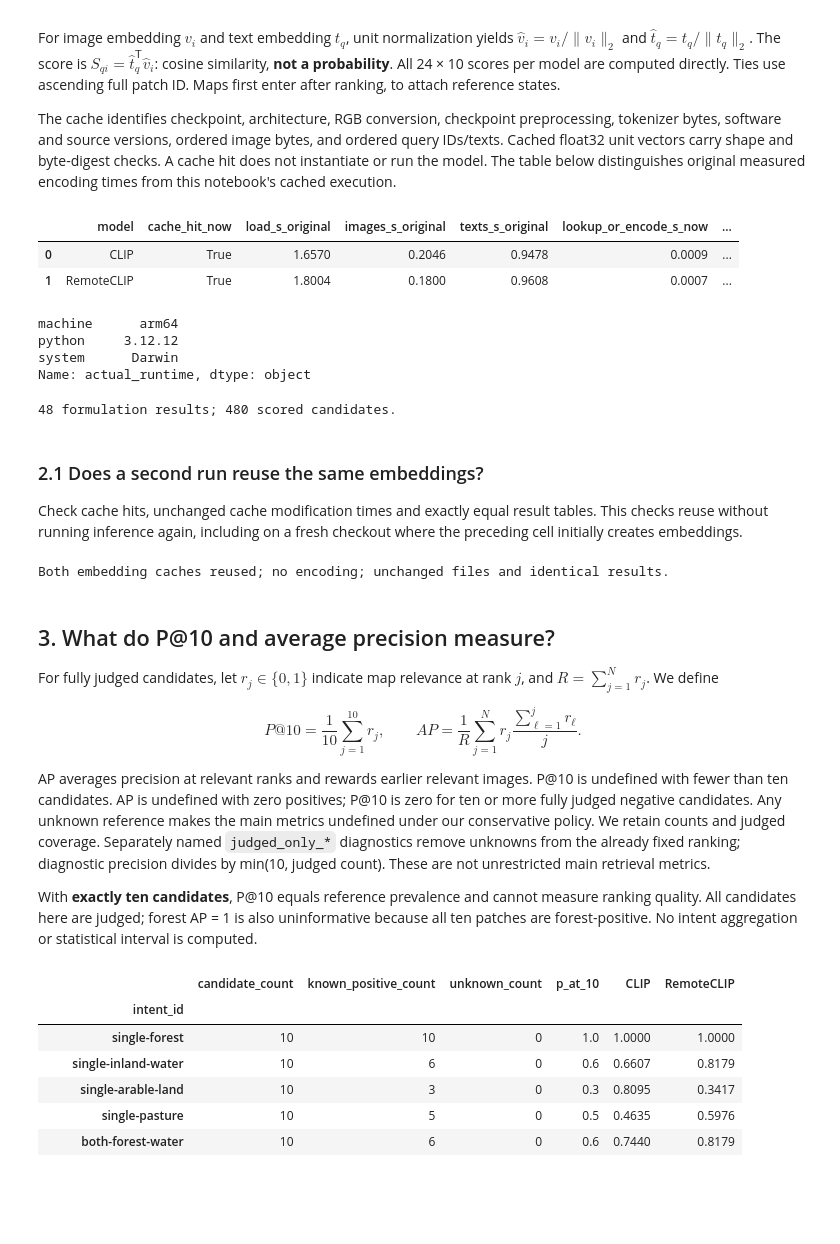
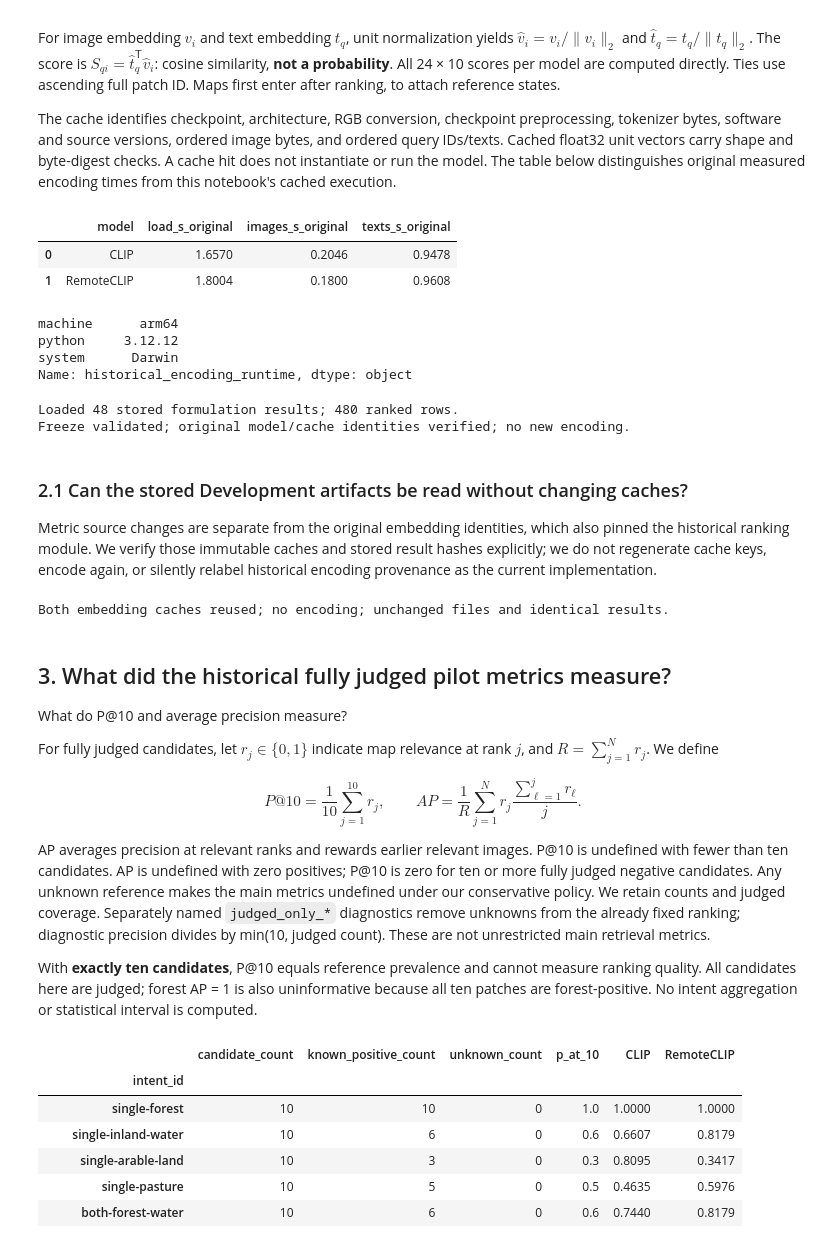
Before and after one commit to manuelmiddendorf/earth-observation, a Jupyter notebook: notebooks/03_retrieval_evaluation.ipynb, the cells around one changed output. Saved outputs shown, nothing was run; the diff lists cells and outputs as text; code cells hidden in the pictures; blank space fills up the shorter version.

Commit message:
Implement frozen v3 evaluation and targeted Review 2 (#10)

```diff
--- a/notebooks/03_retrieval_evaluation.ipynb
+++ b/notebooks/03_retrieval_evaluation.ipynb
@@ -18,21 +16,25 @@ sources, checksums, preprocessing, license information and limitations.
 # %%
-from pathlib import Path
 import json
 import warnings
-
-# Optional notebook progress widgets are not needed for this bounded pilot.
-warnings.filterwarnings("ignore", message="IProgress not found.*")
+from pathlib import Path
 
 import matplotlib.pyplot as plt
 import pandas as pd
 from IPython.display import display
 
+from earth_observation.analysis_protocol import load_frozen_benchmark
 from earth_observation.encoding import file_digest, model_rgb
-from earth_observation.pilot import run_retrieval_pilot
+from earth_observation.evaluation_run import (
+    evaluate_development,
+    load_development_pilot,
+)
 from earth_observation.raster import RGB_BANDS, patch_files, read_rgb_bands
 from earth_observation.reference import evaluate_pilot, load_specifications
 
-# Configuration: development pilot only; no parameter selection from model results.
+# Optional progress widgets are not needed for this stored-artifact analysis.
+warnings.filterwarnings("ignore", message="IProgress not found.*")
+
+# Configuration: Development only; no parameter selection from model results.
 ROOT = Path.cwd().resolve()
 if ROOT.name == "notebooks":
     ROOT = ROOT.parent
@@ -45,6 +47,9 @@ OUTPUT = ROOT / "outputs" / CONFIG["version"]
 plt.rcParams["figure.dpi"] = 80
 display(pd.DataFrame(CONFIG["models"])[["model_id", "size_bytes", "sha256"]])
 display(pd.Series(CONFIG["runtime"], name="runtime"))
+FREEZE_PATH = ROOT / "manifests/benchmark-freeze-v1.json"
+PROTOCOL_PATH = ROOT / "config/analysis-protocol-v1.json"
+DESIGN_PATH = ROOT / "config/benchmark-design-v3.json"
 # %% [output]
 |  | model_id | size_bytes | sha256 |
 | 0 | clip-openai-vit-b32 | 353976522 | 40d365715913c9da98579312b702a82c1... |
@@ -81,33 +86,39 @@ and ordered query IDs/texts. Cached float32 unit vectors carry shape and byte-di
 checks. A cache hit does not instantiate or run the model. The table below distinguishes
 original measured encoding times from this notebook's cached execution.
 # %%
-metrics, rankings, provenance = run_retrieval_pilot(ROOT)
+frozen_record = load_frozen_benchmark(FREEZE_PATH, ROOT)
+metrics, rankings, provenance = load_development_pilot(ROOT, frozen_record)
 runtime_rows = []
 for model_id, run in provenance["models"].items():
     original = run["original_encoding"]
     assert original["evaluation_mode"] and original["all_parameters_frozen"]
-    runtime_rows.append({"model": MODEL_NAMES[model_id], "cache_hit_now": run["cache_hit"],
-                         "load_s_original": original["load_seconds"],
-                         "images_s_original": original["image_encoding_seconds"],
-                         "texts_s_original": original["text_encoding_seconds"],
-                         "lookup_or_encode_s_now": run["cache_lookup_or_encode_seconds"],
-                         "rank_s_now": run["ranking_seconds"]})
+    runtime_rows.append(
+        {
+            "model": MODEL_NAMES[model_id],
+            "load_s_original": original["load_seconds"],
+            "images_s_original": original["image_encoding_seconds"],
+            "texts_s_original": original["text_encoding_seconds"],
+        }
+    )
 display(pd.DataFrame(runtime_rows).round(4))
-display(pd.Series(provenance["platform"], name="actual_runtime"))
-print(f"{len(metrics)} formulation results; {len(rankings)} scored candidates.")
+display(pd.Series(provenance["platform"], name="historical_encoding_runtime"))
+print(f"Loaded {len(metrics)} stored formulation results; {len(rankings)} ranked rows.")
+print("Freeze validated; original model/cache identities verified; no new encoding.")
 # %% [output]
-|  | model | cache_hit_now | load_s_original | images_s_original | texts_s_original | lookup_or_encode_s_now | ... |
-| 0 | CLIP | True | 1.6570 | 0.2046 | 0.9478 | 0.0009 | ... |
-| 1 | RemoteCLIP | True | 1.8004 | 0.1800 | 0.9608 | 0.0007 | ... |
+|  | model | load_s_original | images_s_original | texts_s_original |
+| 0 | CLIP | 1.6570 | 0.2046 | 0.9478 |
+| 1 | RemoteCLIP | 1.8004 | 0.1800 | 0.9608 |
 machine      arm64
 python     3.12.12
 system      Darwin
-Name: actual_runtime, dtype: object
+Name: historical_encoding_runtime, dtype: object
-48 formulation results; 480 scored candidates.
+Loaded 48 stored formulation results; 480 ranked rows.
+Freeze validated; original model/cache identities verified; no new encoding.
 # %% [markdown]
-### 2.1 Does a second run reuse the same embeddings?
+### 2.1 Can the stored Development artifacts be read without changing caches?
 
-Check cache hits, unchanged cache modification times and exactly equal result tables.
-This checks reuse without running inference again, including on a fresh checkout
-where the preceding cell initially creates embeddings.
+Metric source changes are separate from the original embedding identities, which
+also pinned the historical ranking module. We verify those immutable caches and
+stored result hashes explicitly; we do not regenerate cache keys, encode again,
+or silently relabel historical encoding provenance as the current implementation.
 # %%
@@ -123,7 +139,9 @@ print("Both embedding caches reused; no encoding; unchanged files and identical
 # %% [output]
 Both embedding caches reused; no encoding; unchanged files and identical results.
 # %% [markdown]
-## 3. What do P@10 and average precision measure?
+## 3. What did the historical fully judged pilot metrics measure?
+
+What do P@10 and average precision measure?
 
 For fully judged candidates, let $r_j\in\{0,1\}$ indicate map relevance at rank
 $j$, and $R=\sum_{j=1}^{N}r_j$. We define
```
Also changed, not shown: parts of 20 cells of this notebook, 11 other files.
